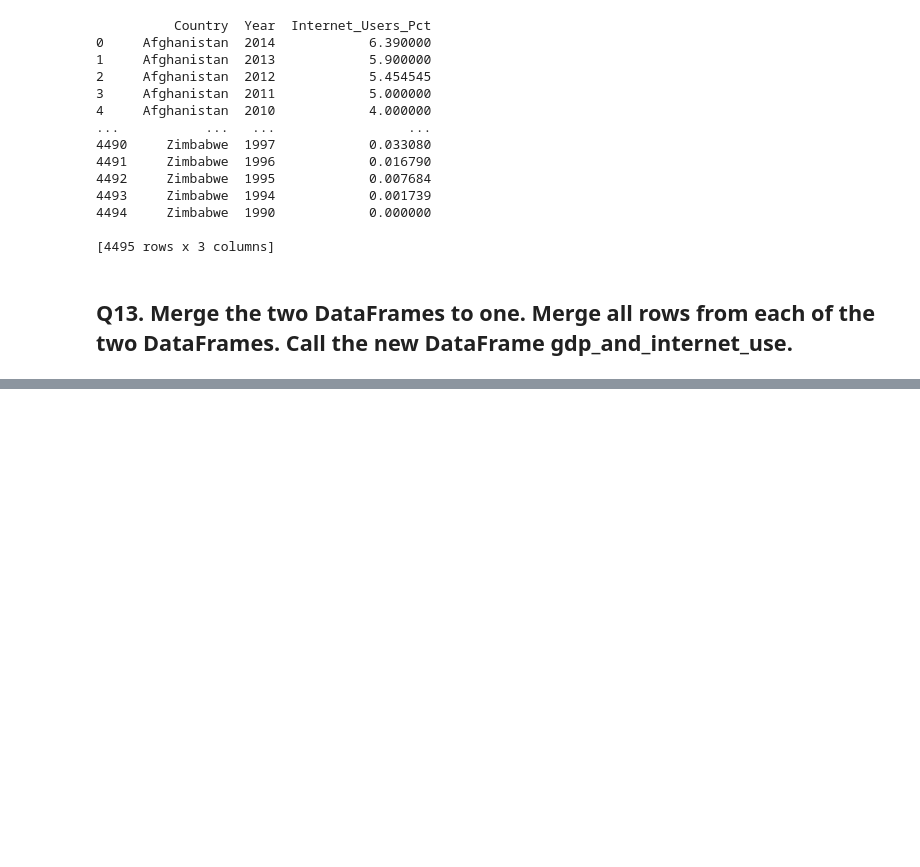
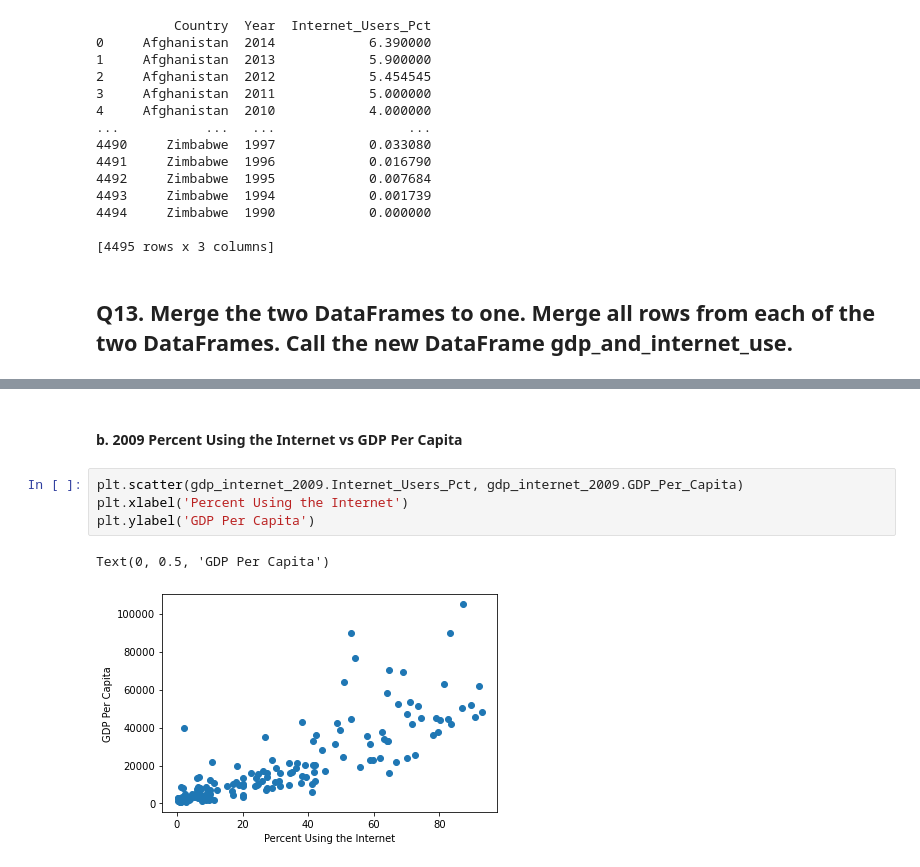
Before and after one commit to ANW16/gdp_and_internet_usage_python, a Jupyter notebook: notebook/gdp_and_internet_usage_notebook.ipynb, the cells around one changed output, grey strips where cells are left out. Cells and saved outputs as stored; diff of their text form; blank space fills up the shorter version.

```diff
--- a/notebook/gdp_and_internet_usage_notebook.ipynb
+++ b/notebook/gdp_and_internet_usage_notebook.ipynb
@@ -180,0 +316,9 @@ gdp_and_internet_use =
+# %% [markdown]
+#### b. 2009 Percent Using the Internet vs GDP Per Capita
+# %%
+plt.scatter(gdp_internet_2009.Internet_Users_Pct, gdp_internet_2009.GDP_Per_Capita)
+plt.xlabel('Percent Using the Internet')
+plt.ylabel('GDP Per Capita')
+# %% [output]
+Text(0, 0.5, 'GDP Per Capita')
+[figure, added]
```
Also changed, not shown: parts of 36 cells of this notebook.
